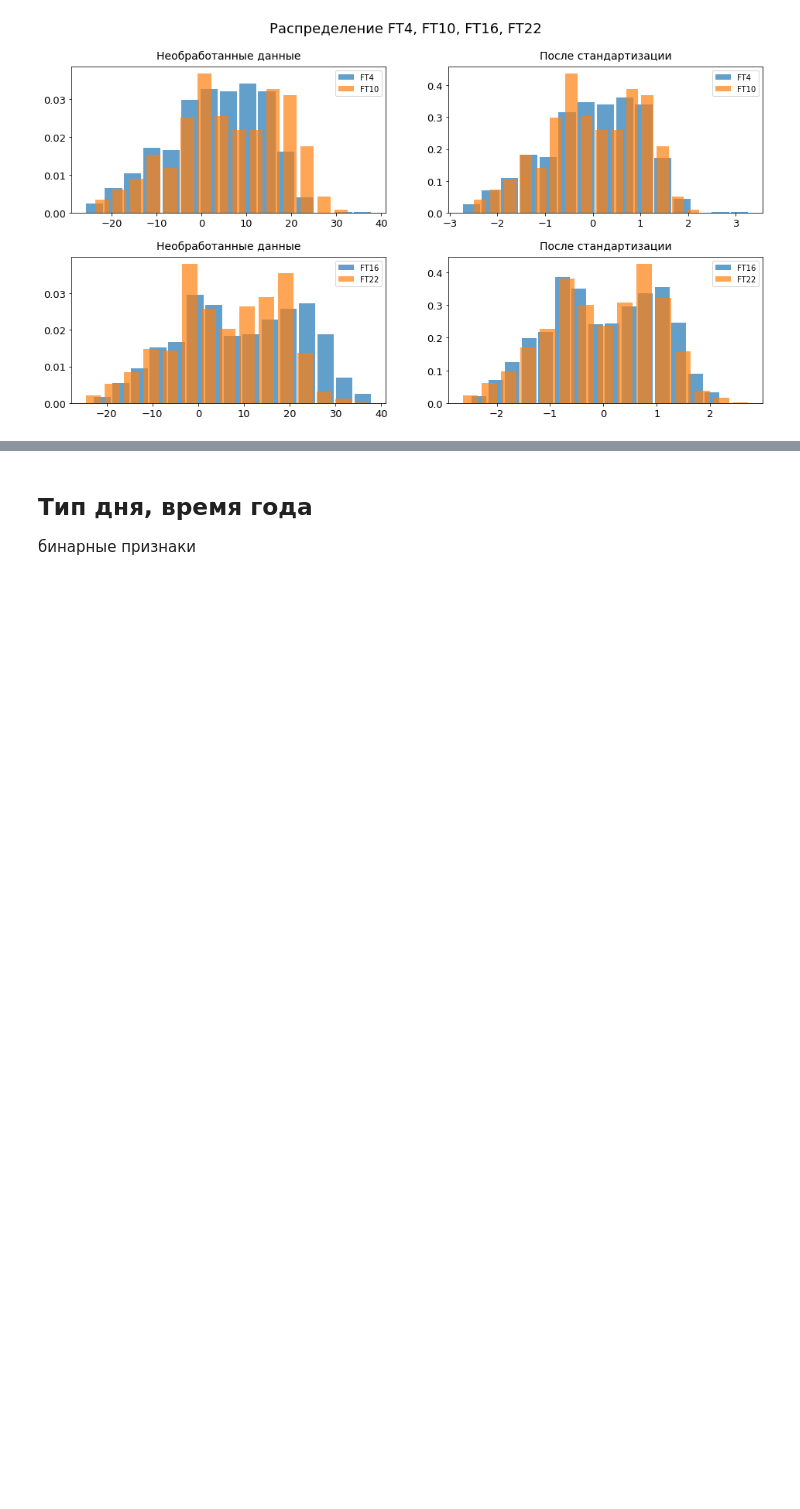
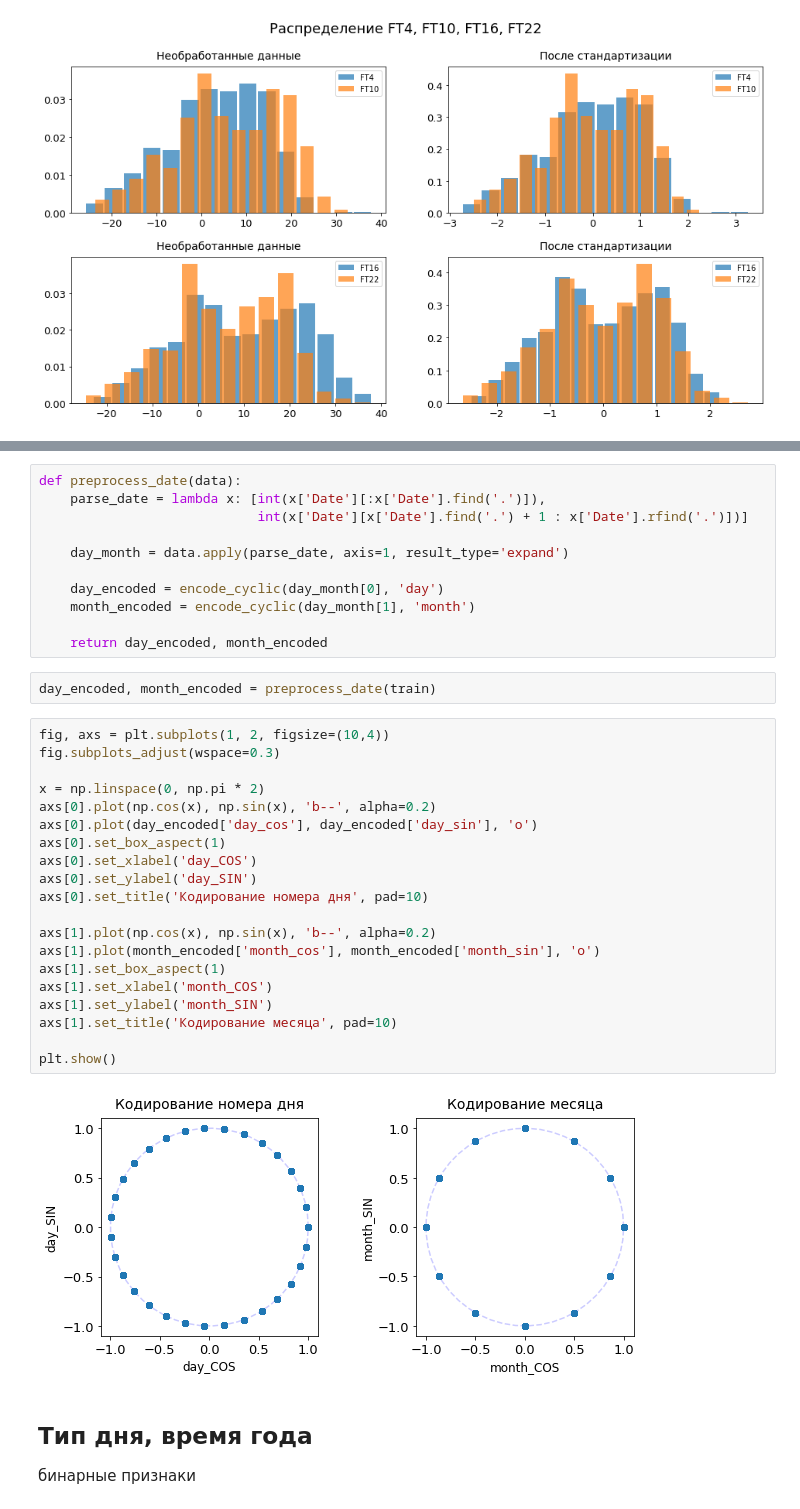
Before and after one commit to MrShumnov/energy-consumption-prediction, a Jupyter notebook: src/preprocess_var1.ipynb, the cells around one changed output, grey strips where cells are left out. Cells and saved outputs as stored; diff of their text form; blank space fills up the shorter version.

```diff
--- a/src/preprocess.ipynb
+++ b/src/preprocess_var1.ipynb
@@ -159,3 +222,38 @@ print('Необработанные данные: ', train['Day of week'],
+# %%
+def preprocess_date(data):
+    parse_date = lambda x: [int(x['Date'][:x['Date'].find('.')]),
+                            int(x['Date'][x['Date'].find('.') + 1 : x['Date'].rfind('.')])]
+
+    day_month = data.apply(parse_date, axis=1, result_type='expand')
+
+    day_encoded = encode_cyclic(day_month[0], 'day')
+    month_encoded = encode_cyclic(day_month[1], 'month')
+
+    return day_encoded, month_encoded
+# %%
+day_encoded, month_encoded = preprocess_date(train)
+# %%
+fig, axs = plt.subplots(1, 2, figsize=(10,4))
+fig.subplots_adjust(wspace=0.3)
+
+x = np.linspace(0, np.pi * 2)
+axs[0].plot(np.cos(x), np.sin(x), 'b--', alpha=0.2)
+axs[0].plot(day_encoded['day_cos'], day_encoded['day_sin'], 'o')
+axs[0].set_box_aspect(1)
+axs[0].set_xlabel('day_COS')
+axs[0].set_ylabel('day_SIN')
+axs[0].set_title('Кодирование номера дня', pad=10)
+
+axs[1].plot(np.cos(x), np.sin(x), 'b--', alpha=0.2)
+axs[1].plot(month_encoded['month_cos'], month_encoded['month_sin'], 'o')
+axs[1].set_box_aspect(1)
+axs[1].set_xlabel('month_COS')
+axs[1].set_ylabel('month_SIN')
+axs[1].set_title('Кодирование месяца', pad=10)
+
+plt.show()
+# %% [output]
+[figure, added]
 # %% [markdown]
 ## Тип дня, время года
 бинарные признаки
```
Also changed, not shown: parts of 31 cells of this notebook, 8 other files.
